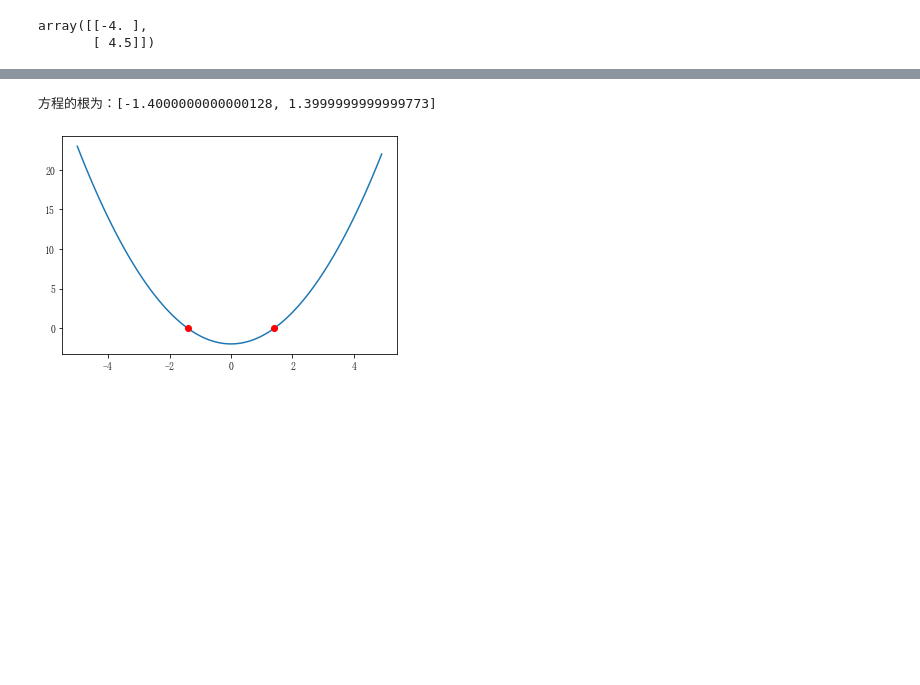
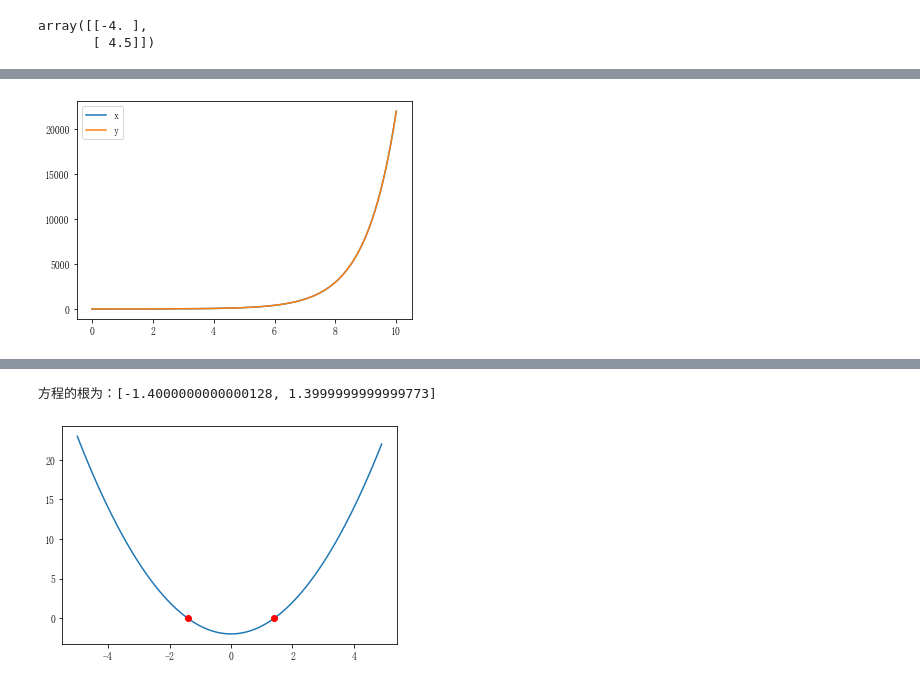
Before and after one commit to HOKOTATE-pzw/maysics, a Jupyter notebook: maysics教程/equa说明.ipynb, the cells around one changed output, grey strips where cells are left out. Cells and saved outputs as stored; diff of their text form; code cells hidden in the pictures; blank space fills up the shorter version.

```diff
--- a/maysics教程/equa说明.ipynb
+++ b/maysics教程/equa说明.ipynb
@@ -32,0 +70,16 @@ array([[-4. ],
+# %%
+import maysics as ms
+import numpy as np
+from matplotlib import pyplot as plt
+
+def func(t, y):
+    return np.array([y[0], y[1]])
+
+y = ms.equa.ode(np.array([1., 1.]), np.linspace(0, 10, 100), func)
+t = np.linspace(0, 10, 100)
+plt.plot(t, y[:, 0], label='x')
+plt.plot(t, y[:, 1], label='y')
+plt.legend()
+plt.show()
+# %% [output]
+[figure, added]
```
Also changed, not shown: parts of 9 cells of this notebook, 16 other files.
